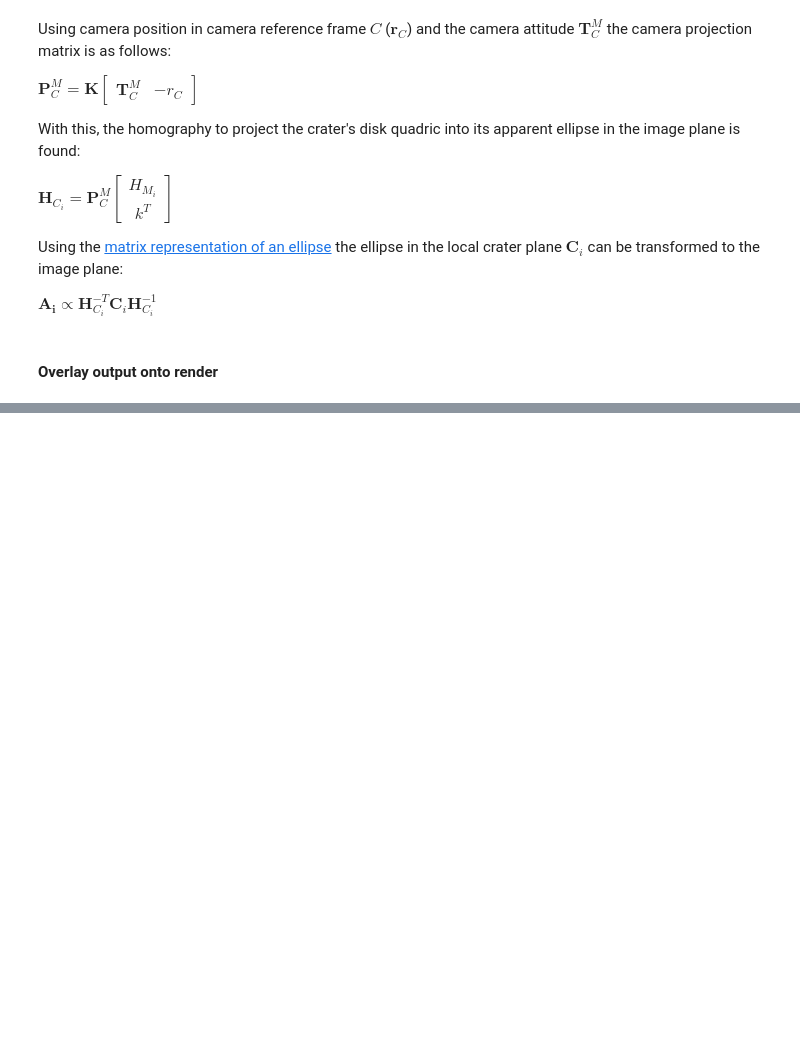
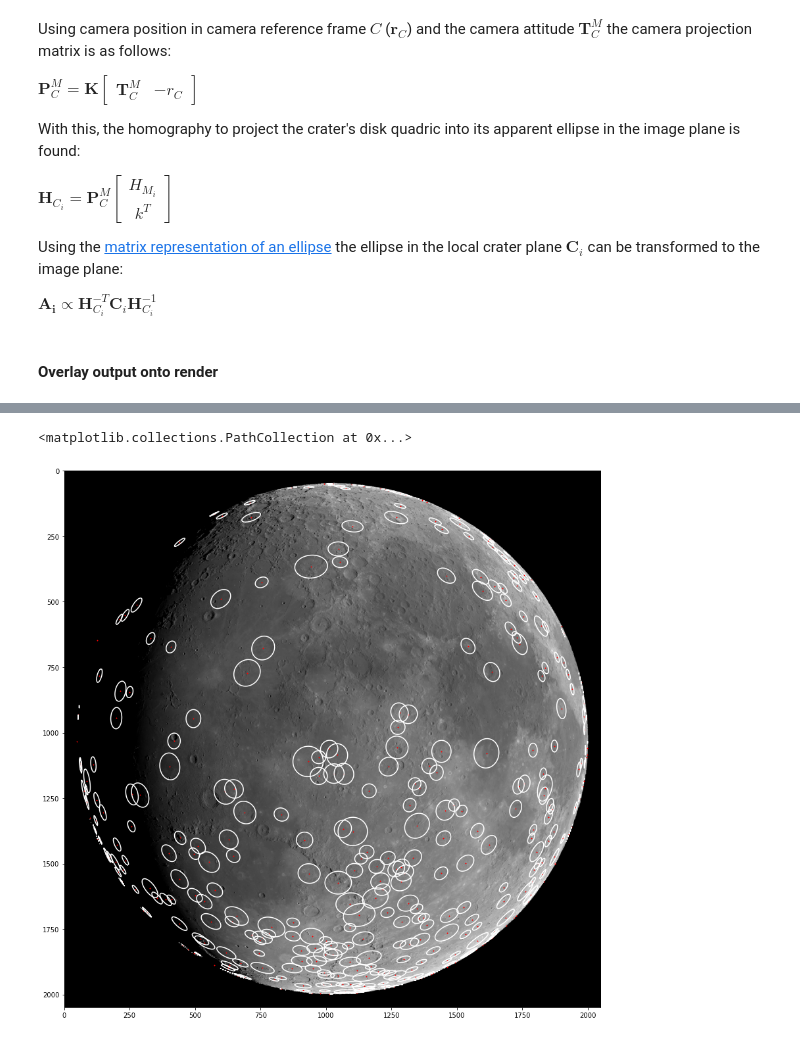
Before and after one commit to wdoppenberg/crater-detection, a Jupyter notebook: notebooks/projection.ipynb, the cells around one changed output, grey strips where cells are left out. Cells and saved outputs as stored; diff of their text form; code cells hidden in the pictures; blank space fills up the shorter version.

```diff
--- a/notebooks/projection.ipynb
+++ b/notebooks/projection.ipynb
@@ -349,0 +328,29 @@ plt.show()
+# %%
+x_plot = np.linspace(0, N[0], 500)
+y_plot = np.linspace(0, N[1], 500)
+x_plot, y_plot = np.meshgrid(x_plot, y_plot)
+
+xy_homogeneous = np.concatenate(
+    (
+        x_plot.ravel()[None, :],
+        y_plot.ravel()[None, :],
+        np.ones_like(x_plot.ravel()[None, :])
+    ),
+    axis=0
+).T[..., None]
+
+crater_centers = (H_Ci @ np.array([0, 0, 1]) / (H_Ci @ np.array([0, 0, 1]))[:, -1][:, None])[:, :2]
+# c = xy_homogeneous.transpose(0, 2, 1) @ A_i[:, None, ...] @ xy_homogeneous
+fig, ax = plt.subplots(figsize=(15, 15), subplot_kw={'aspect': 'equal'})
+# Set axes according to camera pixel space convention
+ax.imshow(im, aspect='equal', interpolation='none', cmap='gray')
+ax.set_xlim(0, N[0])
+ax.set_ylim(N[1], 0)
+
+for a_i in A_i:
+    c = xy_homogeneous.transpose(0, 2, 1) @ a_i @ xy_homogeneous
+    ax.contour(x_plot, y_plot, c.reshape(x_plot.shape), [0], colors='w')
+ax.scatter(*crater_centers.T, c='r', s=0.8, marker='x')
+# %% [output]
+<matplotlib.collections.PathCollection at 0x...>
+[figure, added]
```
Also changed, not shown: parts of 6 cells of this notebook, 3 other files.
